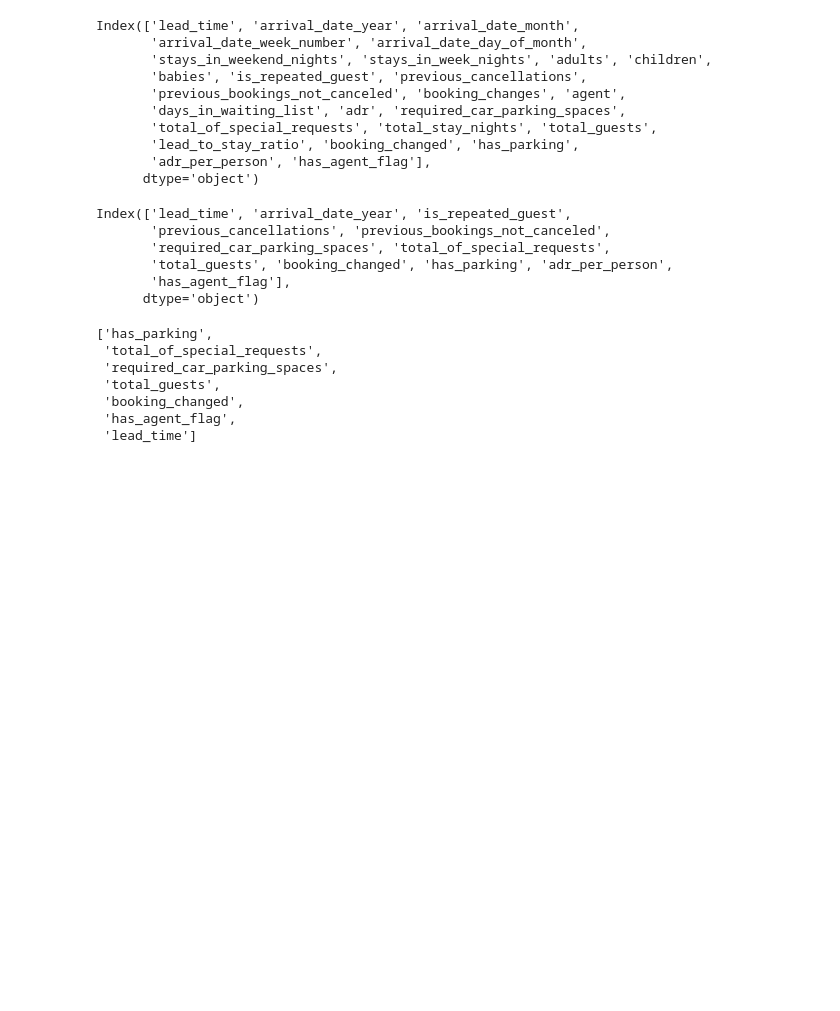
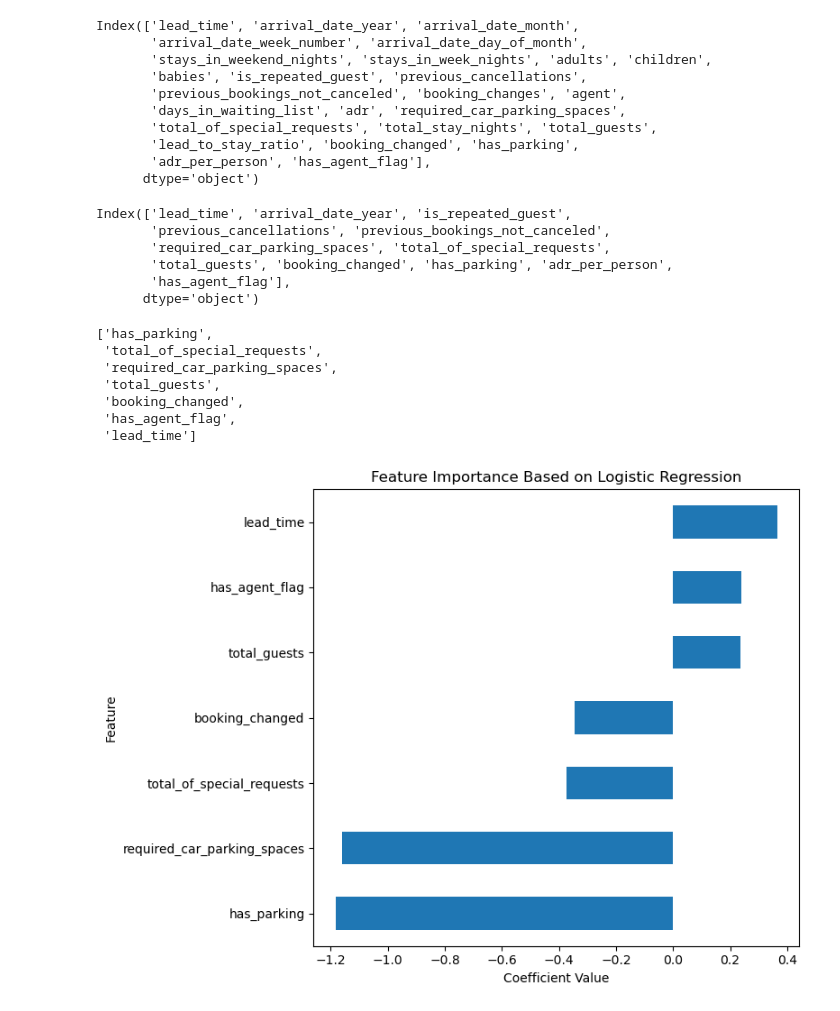
Before and after one commit to menna-elbanna/Project-DA, a Jupyter notebook: notebooks/FutureSelection.ipynb, the cells around one changed output. Cells and saved outputs as stored; diff of their text form; code cells hidden in the pictures; blank space fills up the shorter version.

Commit message:
visualize and interpret feature importance

```diff
--- a/notebooks/FutureSelection.ipynb
+++ b/notebooks/FutureSelection.ipynb
@@ -163,3 +163,13 @@ importance = pd.Series(
     log_model.coef_[0],
     index=final_features
 ).sort_values()
+# %%
+plt.figure(figsize=(8,6))
+importance.plot(kind='barh')
+plt.title("Feature Importance Based on Logistic Regression")
+plt.xlabel("Coefficient Value")
+plt.ylabel("Feature")
+plt.tight_layout()
+plt.show()
+# %% [output]
+[figure, added]
```
